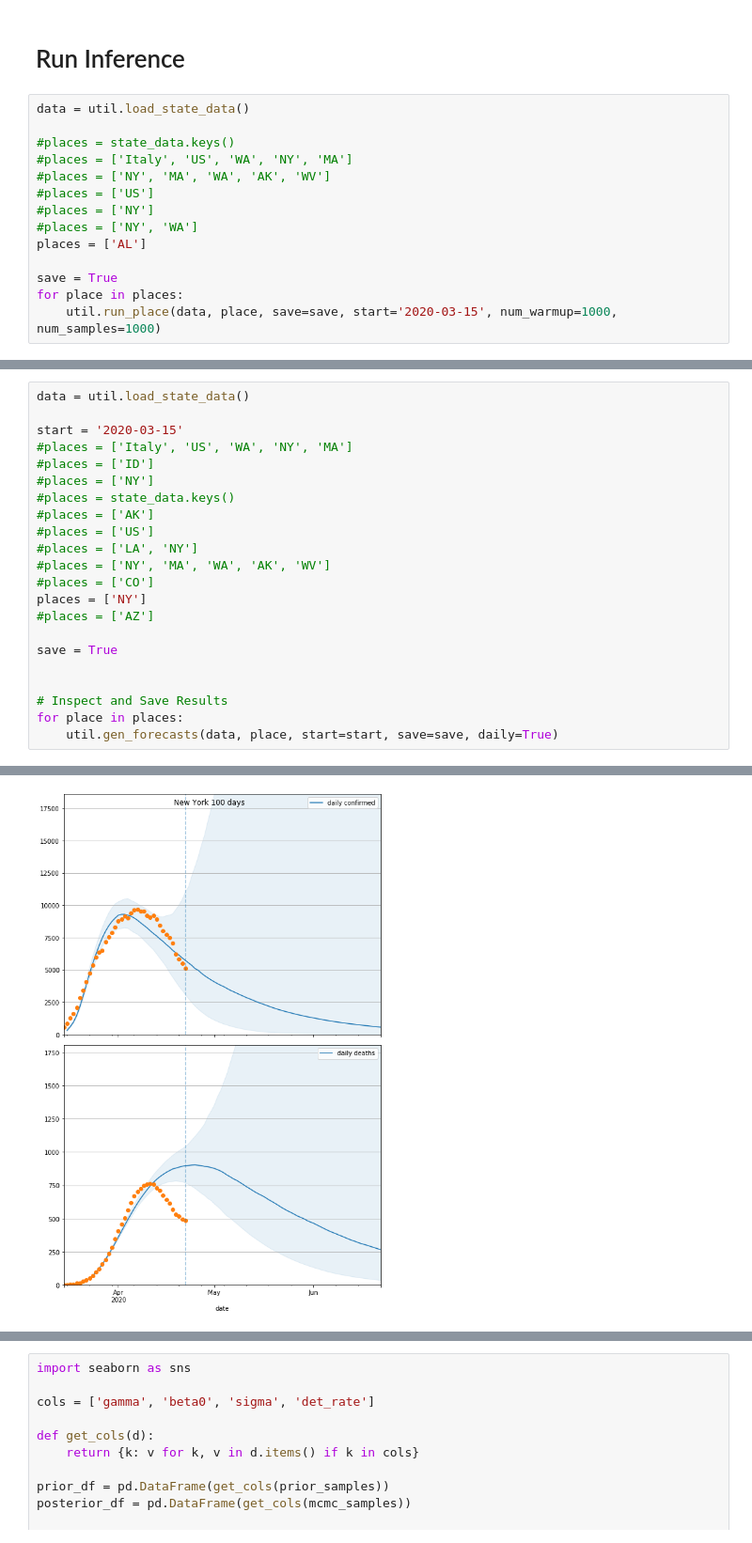
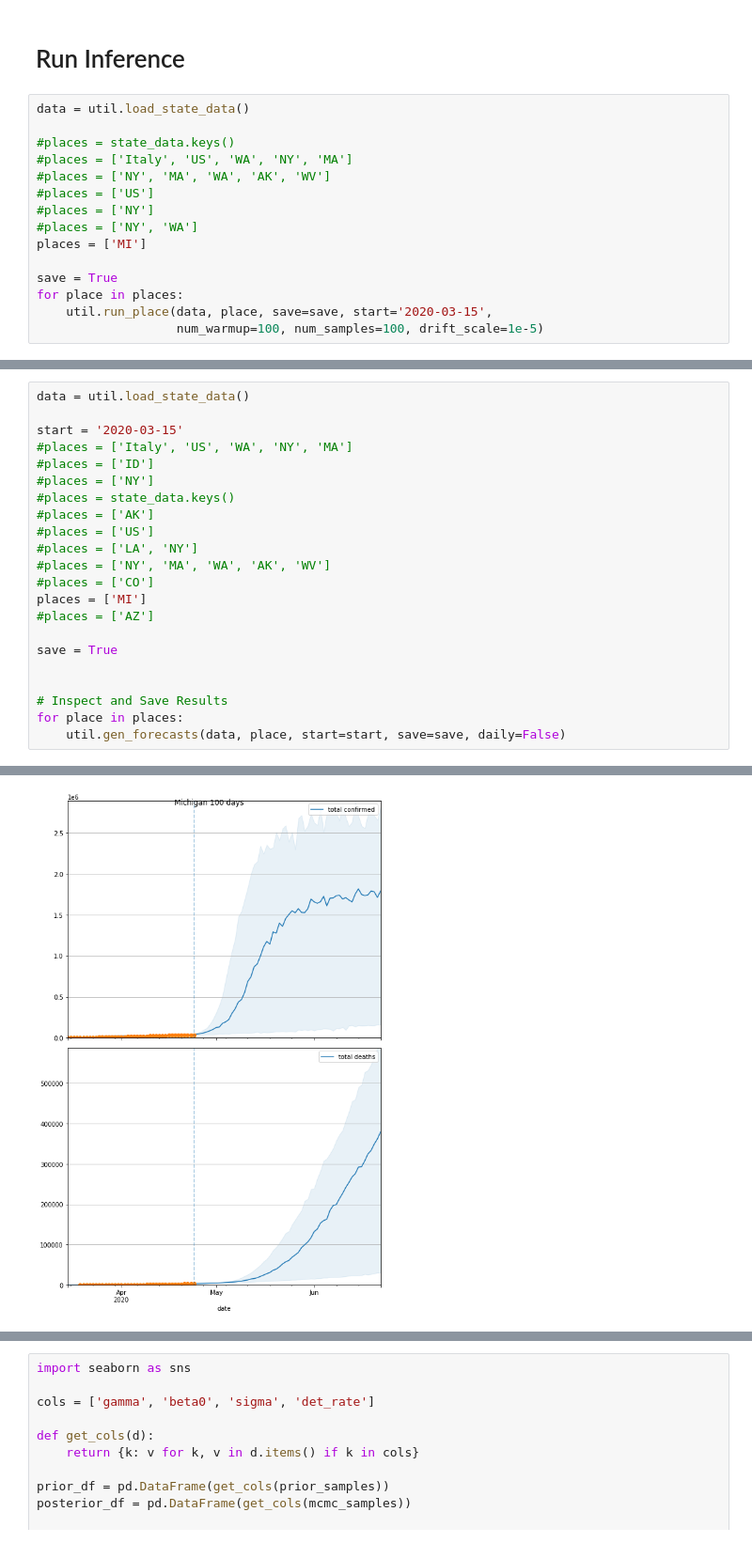
Before and after one commit to dsheldon/covid, a Jupyter notebook: SIR.ipynb, the cells around one changed output, grey strips where cells are left out. Shown at 94% size. Cells and saved outputs as stored; diff of their text form.

```diff
--- a/SIR.ipynb
+++ b/SIR.ipynb
@@ -25,9 +43,10 @@ data = util.load_state_data()
 #places = ['US']
 #places = ['NY']
 #places = ['NY', 'WA']
-places = ['AL']
+places = ['MI']
 
 save = True
 for place in places:
-    util.run_place(data, place, save=save, start='2020-03-15', num_warmup=1000, num_samples=1000)
+    util.run_place(data, place, save=save, start='2020-03-15',
+                   num_warmup=100, num_samples=100, drift_scale=1e-5)
 # %% [output]
@@ -63,7 +65,7 @@ start = '2020-03-15'
 #places = ['LA', 'NY']
 #places = ['NY', 'MA', 'WA', 'AK', 'WV']
 #places = ['CO']
-places = ['NY']
+places = ['MI']
 #places = ['AZ']
 
 save = True
@@ -71,5 +73,5 @@ save = True
 
 # Inspect and Save Results
 for place in places:
-    util.gen_forecasts(data, place, start=start, save=save, daily=True)
+    util.gen_forecasts(data, place, start=start, save=save, daily=False)
 # %% [output]
@@ -80 +82 @@ for place in places:
-[figure, old version]
+[figure, new version]
```
Also changed, not shown: parts of 3 cells of this notebook, 3 other files.
